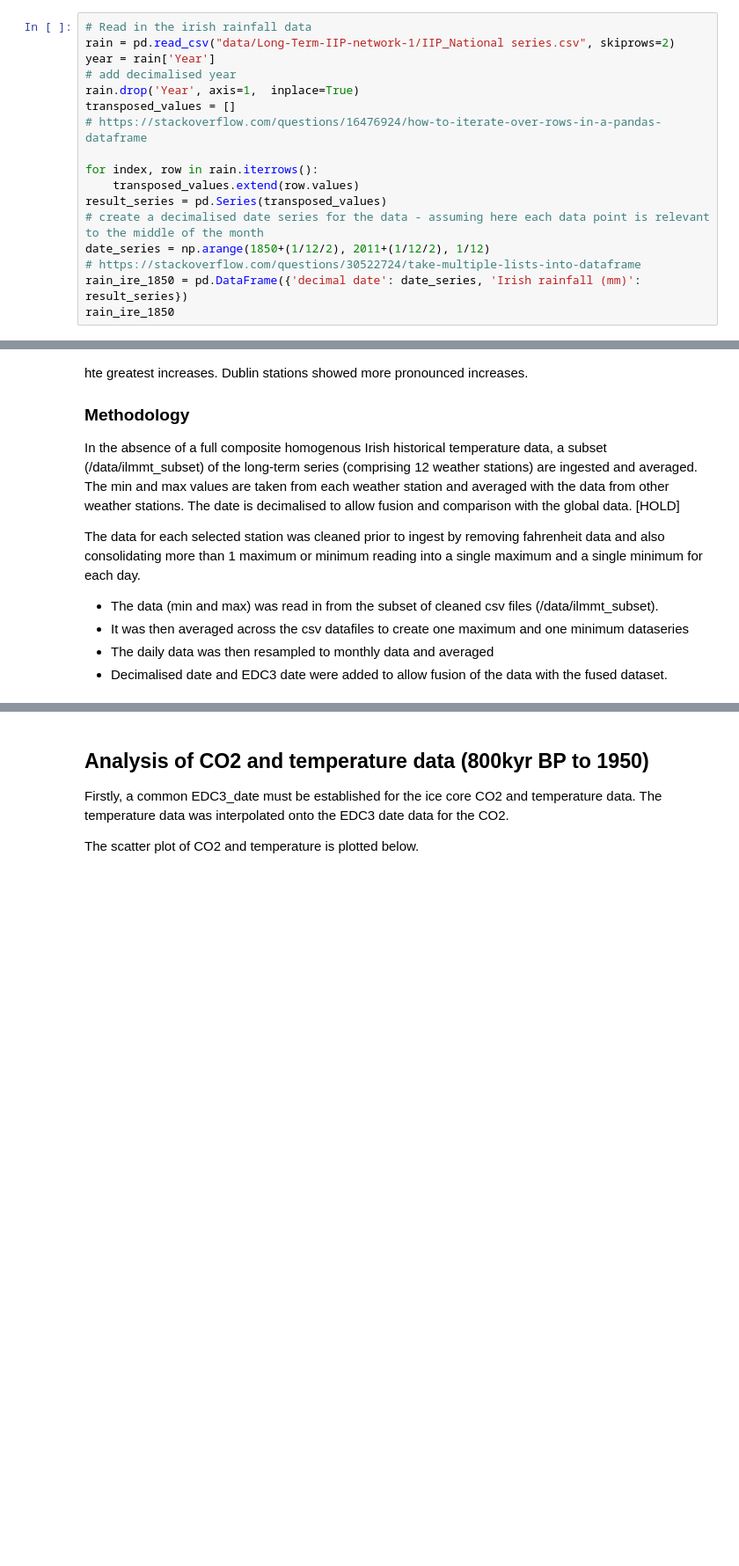
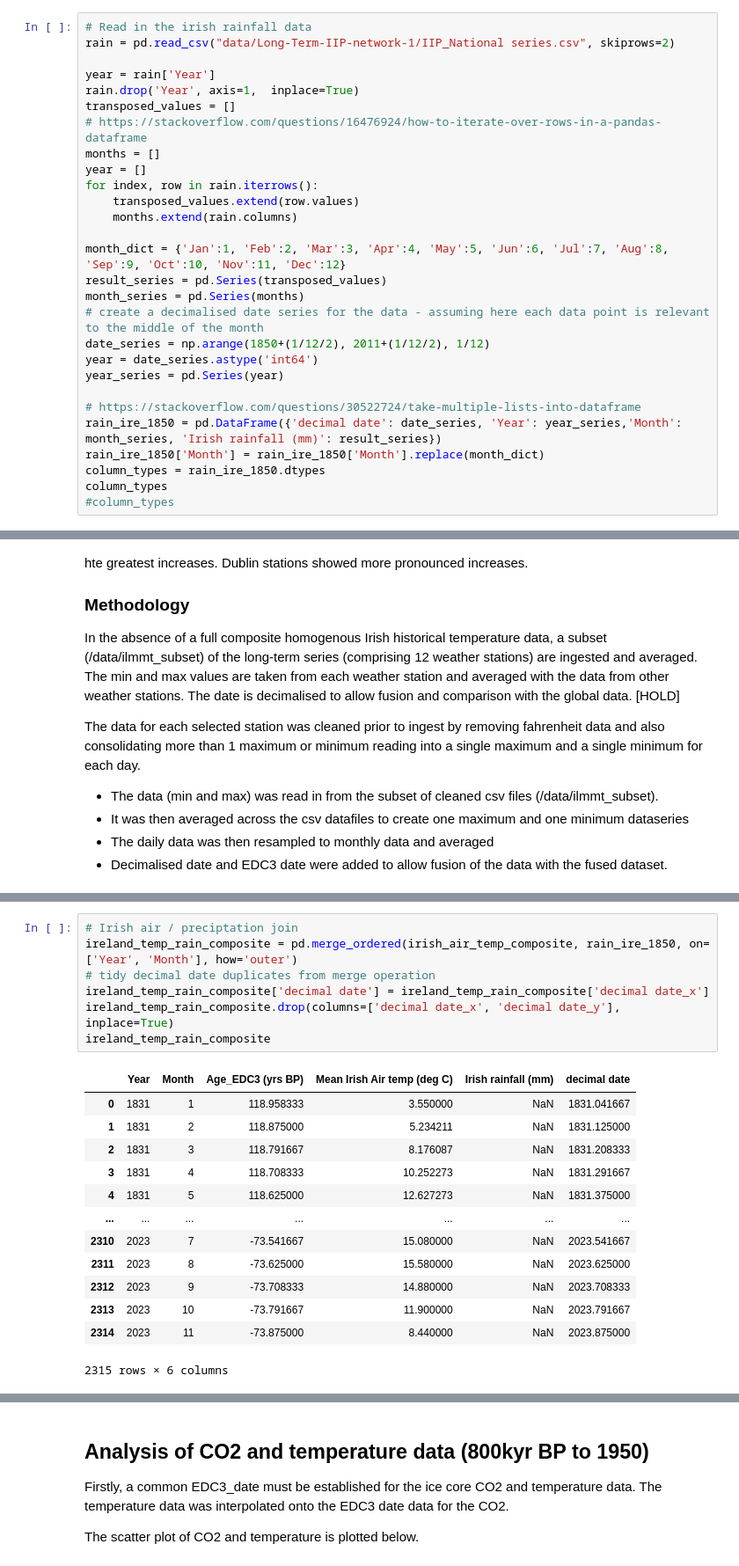
Before and after one commit to Eilis9/PfDA_Project2, a Jupyter notebook: analysis.ipynb, the cells around one changed output, grey strips where cells are left out. Shown at 88% size. Drawn from its saved outputs; the diff is of its cells as text; blank space fills up the shorter version.

```diff
--- a/analysis.ipynb
+++ b/analysis.ipynb
@@ -331,18 +331,29 @@ The research of a climate change signal conducted by [hold] showed that annual p
 # %%
 # Read in the irish rainfall data
 rain = pd.read_csv("data/Long-Term-IIP-network-1/IIP_National series.csv", skiprows=2)
+
 year = rain['Year']
-# add decimalised year
 rain.drop('Year', axis=1,  inplace=True)
 transposed_values = []
 # https://stackoverflow.com/questions/16476924/how-to-iterate-over-rows-in-a-pandas-dataframe
-
+months = []
+year = []
 for index, row in rain.iterrows():
     transposed_values.extend(row.values)
+    months.extend(rain.columns)
+
+month_dict = {'Jan':1, 'Feb':2, 'Mar':3, 'Apr':4, 'May':5, 'Jun':6, 'Jul':7, 'Aug':8, 'Sep':9, 'Oct':10, 'Nov':11, 'Dec':12}
 result_series = pd.Series(transposed_values)
+month_series = pd.Series(months)
 # create a decimalised date series for the data - assuming here each data point is relevant to the middle of the month
 date_series = np.arange(1850+(1/12/2), 2011+(1/12/2), 1/12)
+year = date_series.astype('int64')
+year_series = pd.Series(year)
+
 # https://stackoverflow.com/questions/30522724/take-multiple-lists-into-dataframe
-rain_ire_1850 = pd.DataFrame({'decimal date': date_series, 'Irish rainfall (mm)': result_series})
-rain_ire_1850
+rain_ire_1850 = pd.DataFrame({'decimal date': date_series, 'Year': year_series,'Month': month_series, 'Irish rainfall (mm)': result_series})
+rain_ire_1850['Month'] = rain_ire_1850['Month'].replace(month_dict)
+column_types = rain_ire_1850.dtypes
+column_types
+#column_types
 # %% [output]
@@ -523 +510,22 @@ irish_air_temp_composite
 2315 rows × 5 columns
+# %%
+# Irish air / preciptation join
+ireland_temp_rain_composite = pd.merge_ordered(irish_air_temp_composite, rain_ire_1850, on=['Year', 'Month'], how='outer')
+# tidy decimal date duplicates from merge operation
+ireland_temp_rain_composite['decimal date'] = ireland_temp_rain_composite['decimal date_x']
+ireland_temp_rain_composite.drop(columns=['decimal date_x', 'decimal date_y'], inplace=True)
+ireland_temp_rain_composite
+# %% [output]
+|  | Year | Month | Age_EDC3 (yrs BP) | Mean Irish Air temp (deg C) | Irish rainfall (mm) | decimal date |
+| 0 | 1831 | 1 | 118.958333 | 3.550000 | NaN | 1831.041667 |
+| 1 | 1831 | 2 | 118.875000 | 5.234211 | NaN | 1831.125000 |
+| 2 | 1831 | 3 | 118.791667 | 8.176087 | NaN | 1831.208333 |
+| 3 | 1831 | 4 | 118.708333 | 10.252273 | NaN | 1831.291667 |
+| 4 | 1831 | 5 | 118.625000 | 12.627273 | NaN | 1831.375000 |
+| ... | ... | ... | ... | ... | ... | ... |
+| 2310 | 2023 | 7 | -73.541667 | 15.080000 | NaN | 2023.541667 |
+| 2311 | 2023 | 8 | -73.625000 | 15.580000 | NaN | 2023.625000 |
+| 2312 | 2023 | 9 | -73.708333 | 14.880000 | NaN | 2023.708333 |
+| 2313 | 2023 | 10 | -73.791667 | 11.900000 | NaN | 2023.791667 |
+| 2314 | 2023 | 11 | -73.875000 | 8.440000 | NaN | 2023.875000 |
+2315 rows × 6 columns
```
Also changed, not shown: parts of 8 cells of this notebook, 1 other file.
